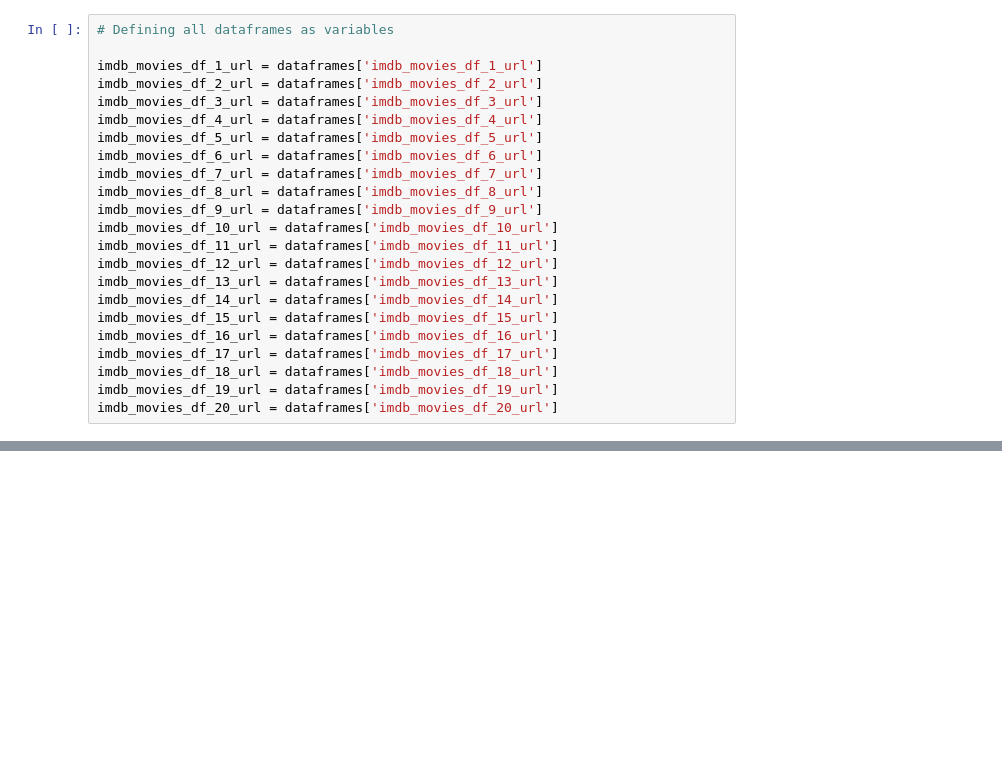
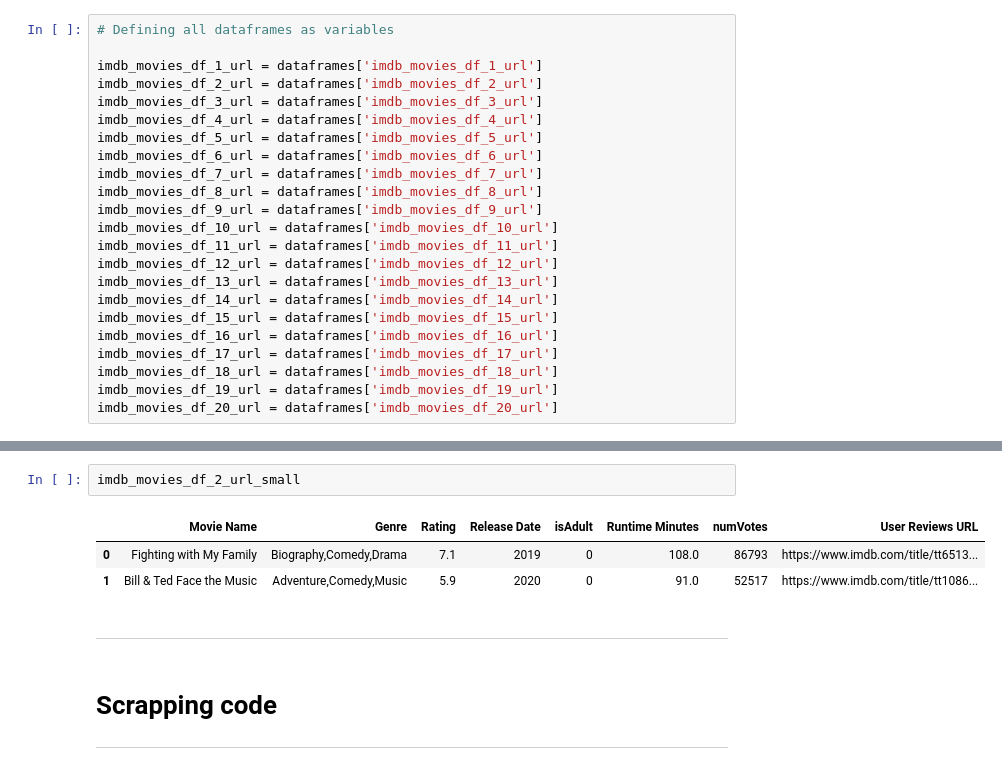
Before and after one commit to shreyashguptas/IMDb_movie_review_sentiment_analysis, a Jupyter notebook: IMDb_webscrapping_script.ipynb, the cells around one changed output, grey strips where cells are left out. Drawn from its saved outputs; the diff is of its cells as text; blank space fills up the shorter version.

```diff
--- a/IMDb_webscrapping_script.ipynb
+++ b/IMDb_webscrapping_script.ipynb
@@ -494,0 +506,11 @@ imdb_movies_df_18_url.head(20)
+# %%
+imdb_movies_df_2_url_small
+# %% [output]
+|  | Movie Name | Genre | Rating | Release Date | isAdult | Runtime Minutes | numVotes | User Reviews URL |
+| 0 | Fighting with My Family | Biography,Comedy,Drama | 7.1 | 2019 | 0 | 108.0 | 86793 | https://www.imdb.com/title/tt6513... |
+| 1 | Bill & Ted Face the Music | Adventure,Comedy,Music | 5.9 | 2020 | 0 | 91.0 | 52517 | https://www.imdb.com/title/tt1086... |
+# %% [markdown]
+---
+# %% [markdown]
+# Scrapping code
+-----
```
Also changed, not shown: parts of 8 cells of this notebook, 5 other files.
